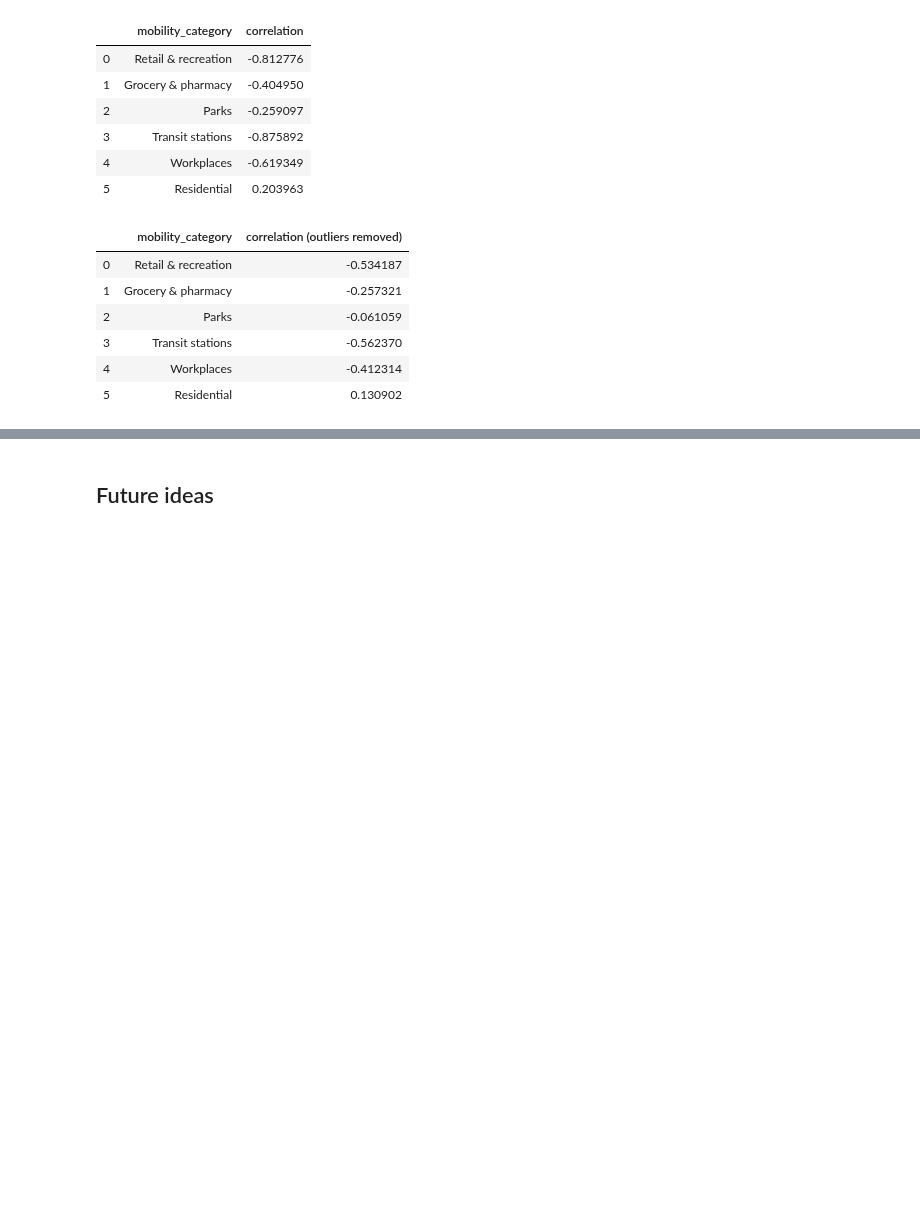
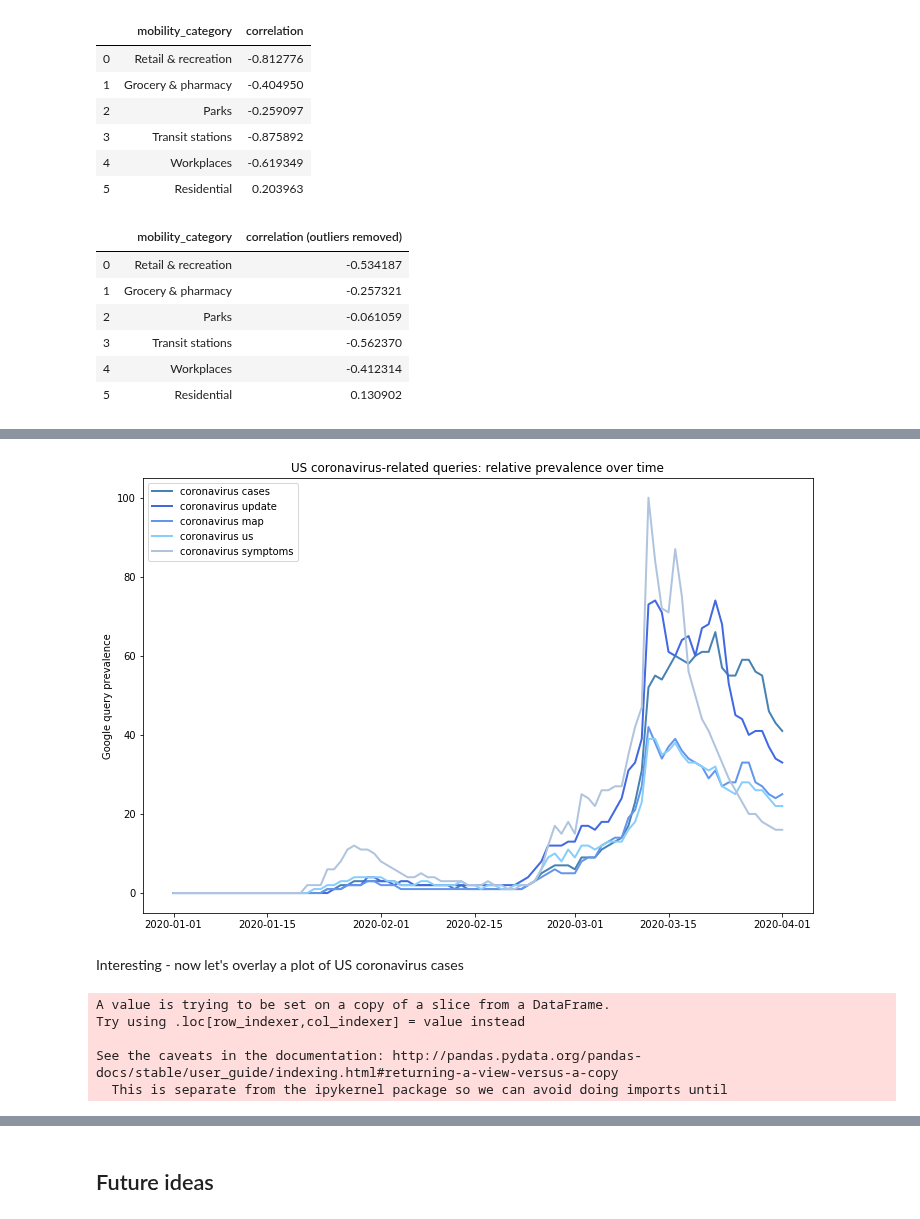
Before and after one commit to spotted-d/RNN_covid19_modeling, a Jupyter notebook: milestone2_eda/milestone2_eda.ipynb, the cells around one changed output, grey strips where cells are left out. Drawn from its saved outputs; the diff is of its cells as text; code cells hidden in the pictures; blank space fills up the shorter version.

```diff
--- a/milestone2_eda/milestone2_eda.ipynb
+++ b/milestone2_eda/milestone2_eda.ipynb
@@ -418,0 +454,10 @@ display(pd.DataFrame(correlations_nooutliers))
+# %%
+# fetch top 5 related queries
+related_5 = pyt.related_queries()["coronavirus"]["top"].iloc[:5]["query"].values
+
+# build new query: related coronavirus queries
+kw5_list = related_5
+pyt.build_payload(kw5_list, cat=0, timeframe='2020-01-01 2020-04-01', geo='US', gprop='')
+top5 = pyt.interest_over_time()
+top5 = top5.reset_index()
+top5["date"] = pd.to_datetime(top5["date"], infer_datetime_format=True)
@@ -418,0 +473,30 @@ display(pd.DataFrame(correlations_nooutliers))
+# %%
+# now plot top 5 related queries
+fig, ax = plt.subplots(figsize=(12, 8))
+plt.plot("date", "coronavirus cases", data=top5, color='steelblue', linewidth=2)
+plt.plot("date", "coronavirus update", data=top5, color='royalblue', linewidth=2)
+plt.plot("date", "coronavirus map", data=top5, color='cornflowerblue', linewidth=2)
+plt.plot("date", "coronavirus us", data=top5, color='lightskyblue', linewidth=2)
+plt.plot("date", "coronavirus symptoms", data=top5, color='lightsteelblue', linewidth=2)
+plt.legend(loc="upper left")
+plt.ylabel("Google query prevalence")
+plt.title("US coronavirus-related queries: relative prevalence over time");
+# %% [output]
+[figure, added]
+# %% [markdown]
+Interesting - now let's overlay a plot of US coronavirus cases
+# %%
+# fetch US data and clean date
+covid_us = covid_global.loc[covid_global["country"] == "US"]
+covid_us["date"] =  pd.to_datetime(covid_us["date"], infer_datetime_format=True)
+
+# merge search
+search_cases_us = top5.merge(covid_us, left_on="date", right_on="date", how="inner")[[
+    "date", "coronavirus update", "coronavirus symptoms", "coronavirus cases",
+    "coronavirus us", "coronavirus map", "confirmed"]]
+# %% [output]
+A value is trying to be set on a copy of a slice from a DataFrame.
+Try using .loc[row_indexer,col_indexer] = value instead
+
+See the caveats in the documentation: http://pandas.pydata.org/pandas-docs/stable/user_guide/indexing.html#returning-a-view-versus-a-copy
+  This is separate from the ipykernel package so we can avoid doing imports until
```
Also changed, not shown: parts of 11 cells of this notebook.
